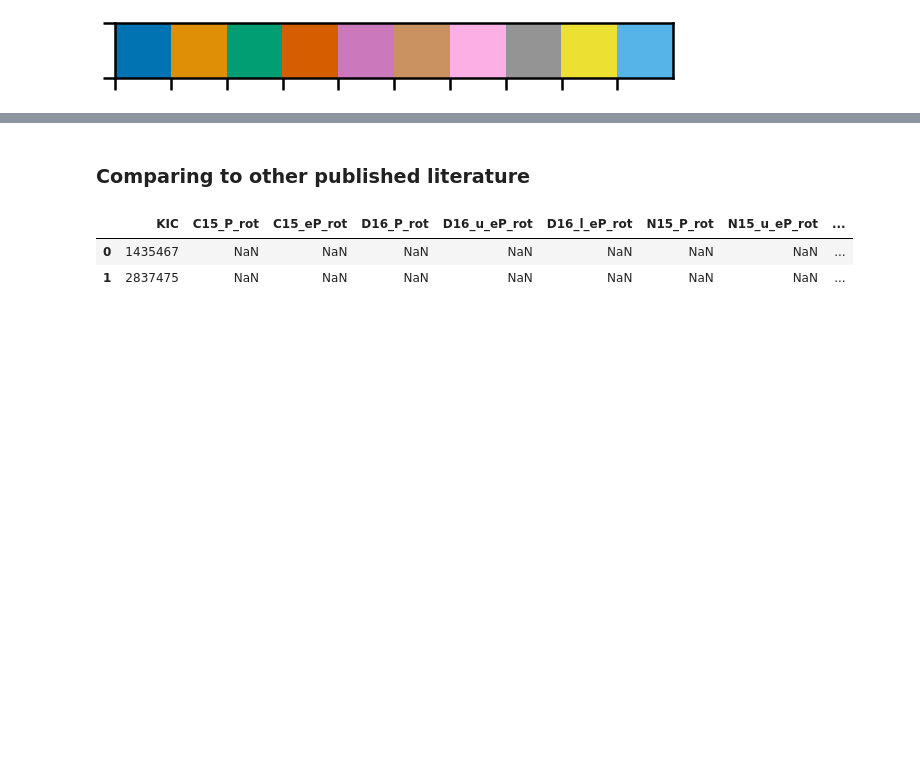
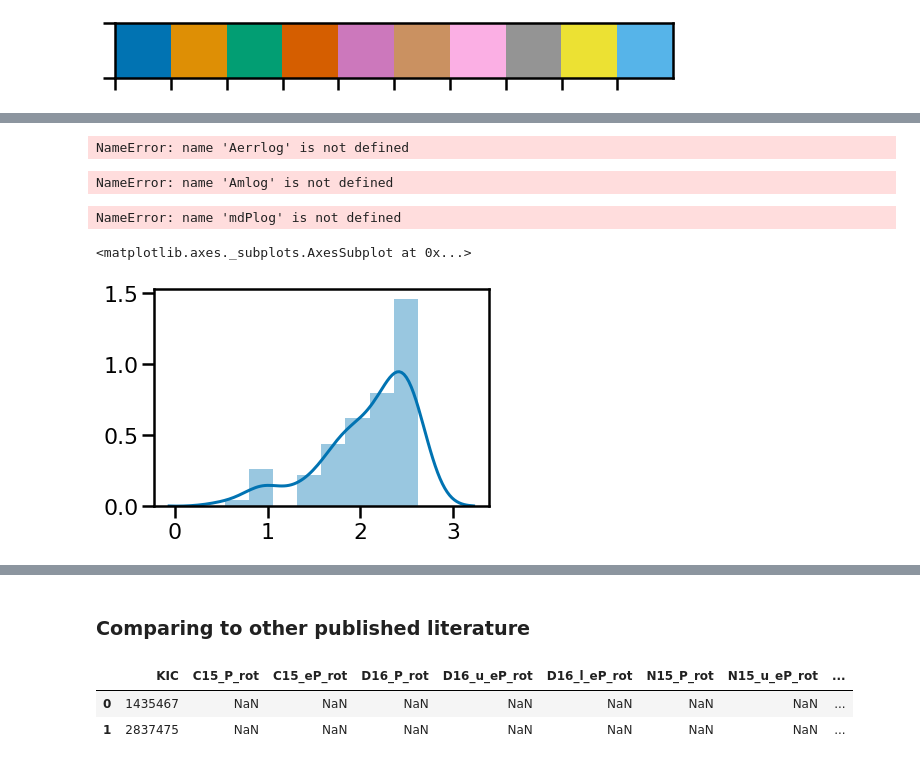
Before and after one commit to ojhall94/malatium, a Jupyter notebook: paper/literature_comparisons_alt.ipynb, the cells around one changed output, grey strips where cells are left out. Saved outputs shown, nothing was run; the diff lists cells and outputs as text; code cells hidden in the pictures; blank space fills up the shorter version.

```diff
--- a/paper/literature_comparisons_alt.ipynb
+++ b/paper/literature_comparisons_alt.ipynb
@@ -47,0 +205,31 @@ sns.palplot(cmap)
+# %%
+Amlog = ati['logP'][0]
+Asiglog = Aerrlog[0]
+
+Cmlog = col['logP'][0]
+Csiglog = Cerrlog[0]
+
+aA = np.random.randn(1000)*Asiglog + Amlog
+aC = np.random.randn(1000)*Csiglog + Cmlog
+sns.distplot(aA)
+sns.distplot(aC)
+# %% [output]
+NameError: name 'Aerrlog' is not defined
+# %%
+mdPlog = Amlog/Cmlog
+errlog = e(Amlog, Asiglog, Cmlog, Csiglog)
+adP = np.random.randn(1000)*errlog + mdPlog
+sns.distplot(adP)
+# %% [output]
+NameError: name 'Amlog' is not defined
+# %%
+mdP = np.e**mdPlog
+upper = np.e**(mdPlog + errlog) - mdP
+lower = mdP - np.e**(mdPlog - errlog)
+# %% [output]
+NameError: name 'mdPlog' is not defined
+# %%
+sns.distplot(np.e**(dPlog - errlog))
+# %% [output]
+<matplotlib.axes._subplots.AxesSubplot at 0x...>
+[figure, added]
```
Also changed, not shown: parts of 25 cells of this notebook, 6 other files.
